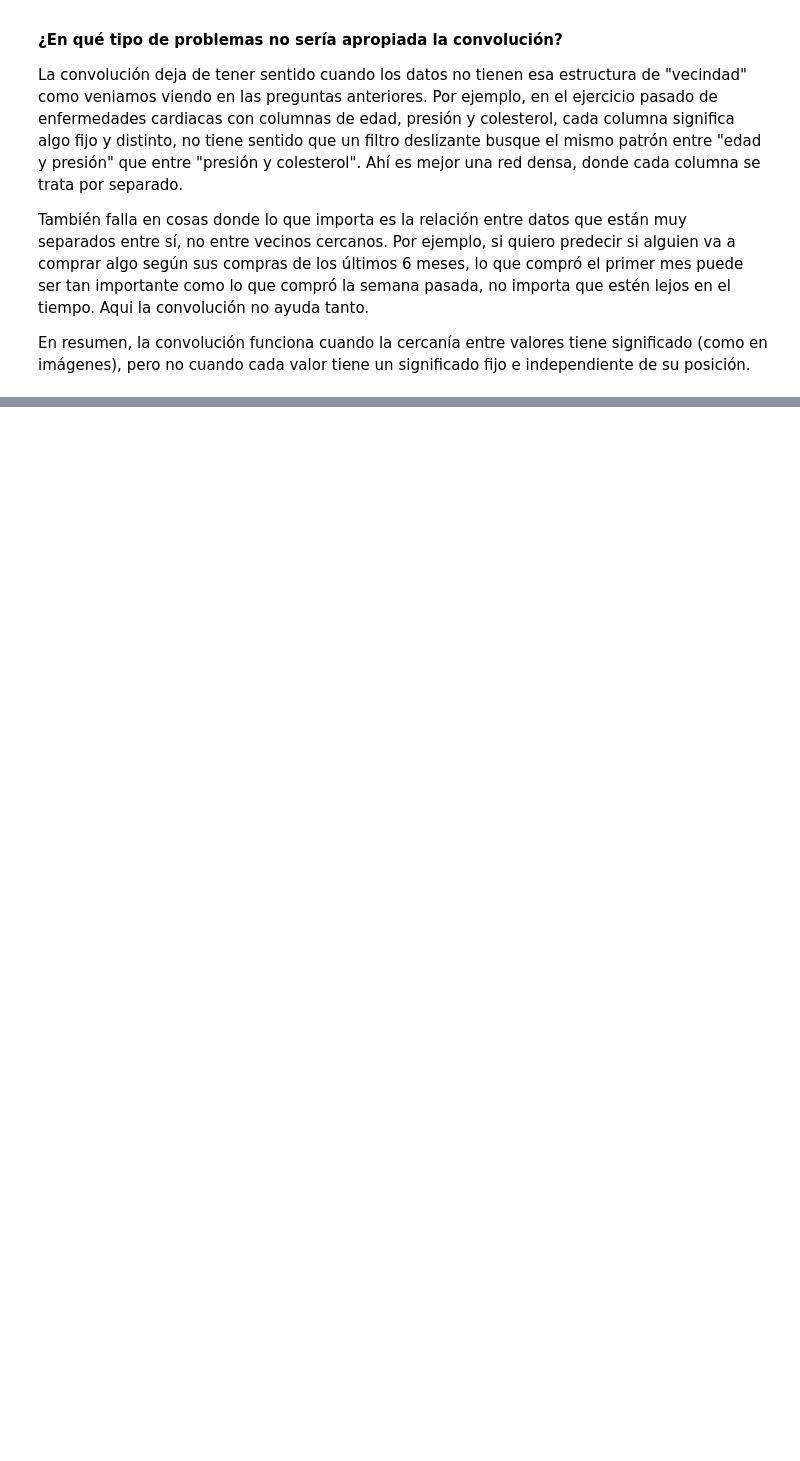
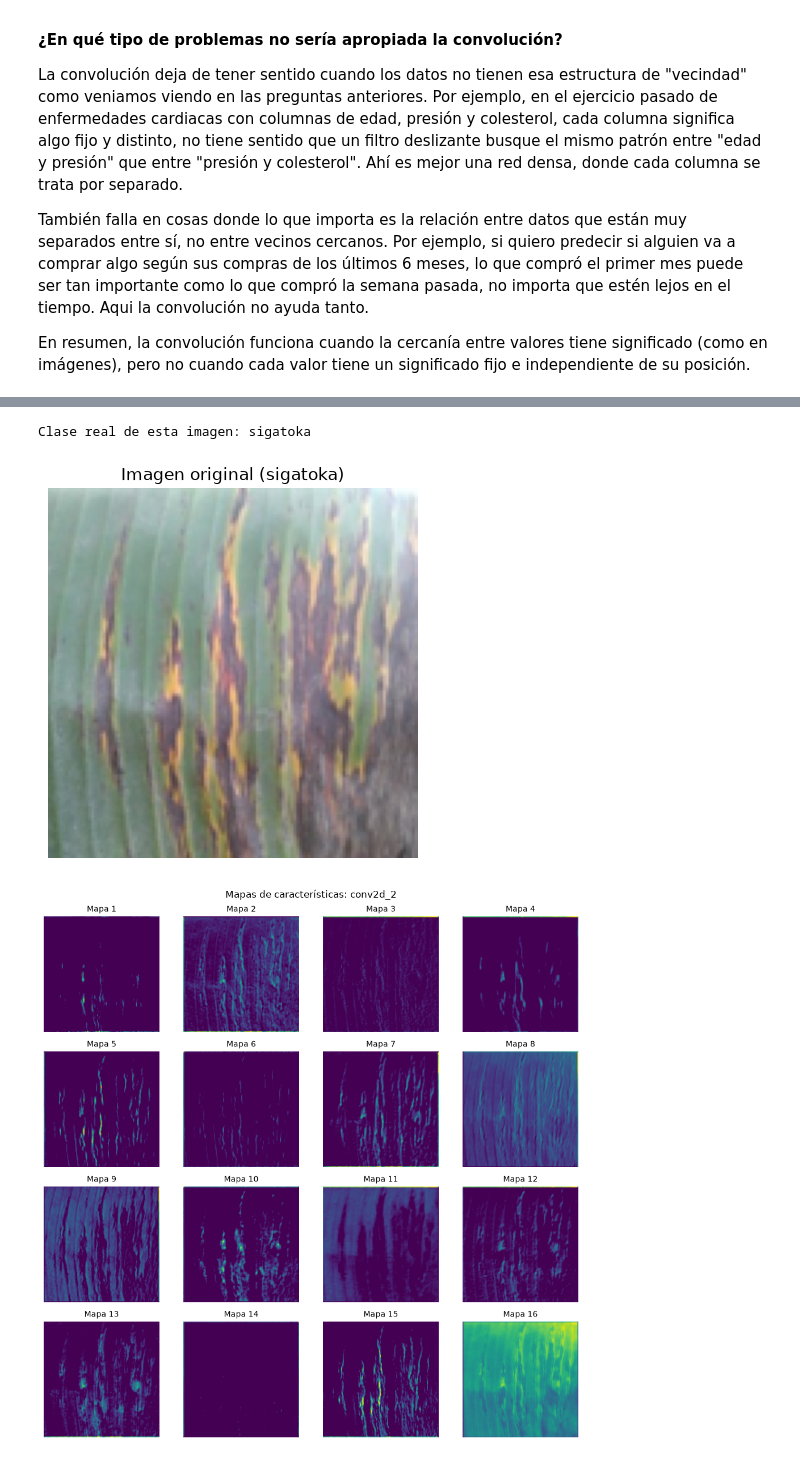
Before and after one commit to LuizaGonzalez/convolutional-layers-analysis, a Jupyter notebook: Banana_Leaf_Spot_Diseases_convolutional.ipynb, the cells around one changed output, grey strips where cells are left out. Saved outputs shown, nothing was run; the diff lists cells and outputs as text; code cells hidden in the pictures; blank space fills up the shorter version.

```diff
--- a/Banana_Leaf_Spot_Diseases_convolutional.ipynb
+++ b/Banana_Leaf_Spot_Diseases_convolutional.ipynb
@@ -722,0 +801,37 @@ En resumen, la convolución funciona cuando la cercanía entre valores tiene sig
+# %%
+def obtener_modelo_intermedio(modelo, nombre_capa):
+    """Crea un modelo 'espía' que se detiene justo en la capa indicada."""
+    return tf.keras.Model(inputs=modelo.inputs, outputs=modelo.get_layer(nombre_capa).output)
+# %%
+def calcular_mapas_caracteristicas(modelo, imagen, nombre_capa):
+    """Pasa una imagen por el modelo y devuelve los mapas de activación de una capa."""
+    modelo_intermedio = obtener_modelo_intermedio(modelo, nombre_capa)
+    imagen_batch = np.expand_dims(imagen, axis=0)   # agrega la dimensión de "batch"
+    mapas = modelo_intermedio.predict(imagen_batch, verbose=0)[0]   # quita el batch al final
+    return mapas
+# %%
+def visualizar_mapas_caracteristicas(modelo, imagen, nombre_capa, n_mapas=16):
+    """Muestra los mapas de características que produce una capa al procesar una imagen real."""
+    mapas = calcular_mapas_caracteristicas(modelo, imagen, nombre_capa)
+    n_mapas = min(n_mapas, mapas.shape[-1])
+
+    imagenes = [mapas[:, :, i] for i in range(n_mapas)]
+    titulos = [f"Mapa {i+1}" for i in range(n_mapas)]
+
+    graficar_cuadricula(imagenes, titulos, f"Mapas de características: {nombre_capa}", cmap="viridis")
+# %%
+# Mapas de características
+imagen_ejemplo = X_test[0]
+etiqueta_real = class_names[y_test[0]]
+print("Clase real de esta imagen:", etiqueta_real)
+
+plt.imshow(imagen_ejemplo)
+plt.title(f"Imagen original ({etiqueta_real})")
+plt.axis("off")
+plt.show()
+
+visualizar_mapas_caracteristicas(modelo_cnn, imagen_ejemplo, nombre_capa="conv2d_2", n_mapas=16)
+# %% [output]
+Clase real de esta imagen: sigatoka
+[figure, added]
+[figure, added]
```
Also changed, not shown: parts of 10 cells of this notebook.
